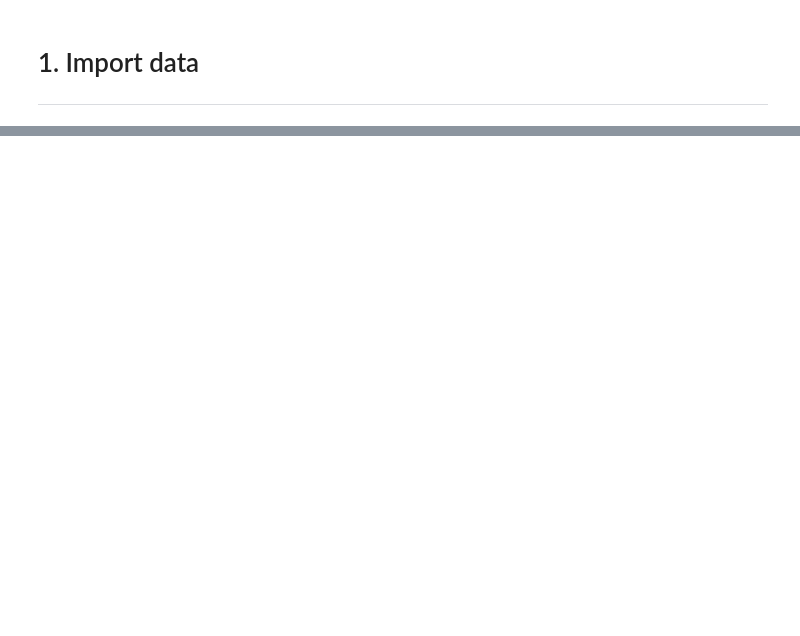
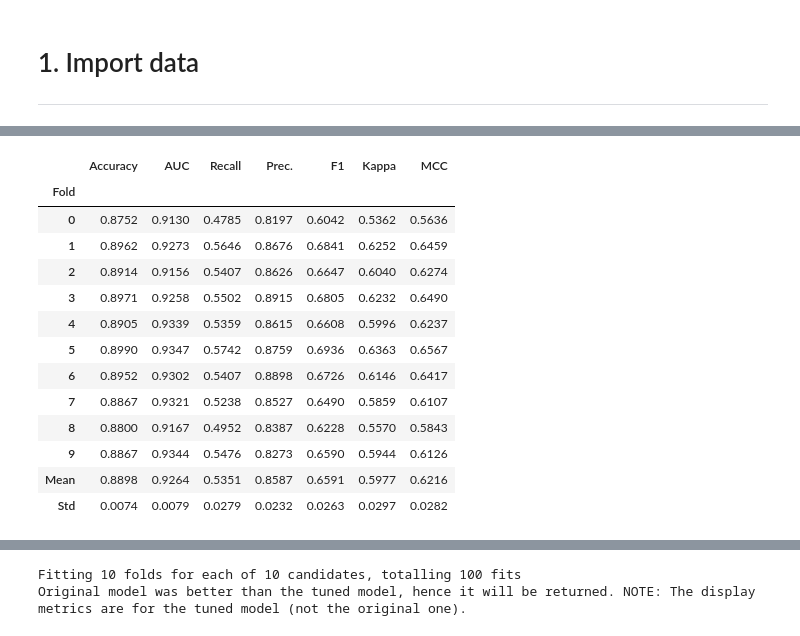
Before and after one commit to lucasvazelle/MOSEF-Bank-Churn-Prediction-VAZELLE-TAVERDIAN, a Jupyter notebook: src/test_pycaret.ipynb, the cells around one changed output, grey strips where cells are left out. Saved outputs shown, nothing was run; the diff lists cells and outputs as text; code cells hidden in the pictures; blank space fills up the shorter version.

```diff
--- a/src/test_pycaret.ipynb
+++ b/src/test_pycaret.ipynb
@@ -80,0 +61,3 @@ hyperpara
+# %%
+best_tuned = tune_model(best, optimize = 'AUC')
+# %% [output]
@@ -80,0 +65,14 @@ hyperpara
+|  | Accuracy | AUC | Recall | Prec. | F1 | Kappa | MCC |
+| Fold |  |  |  |  |  |  |  |
+| 0 | 0.8752 | 0.9130 | 0.4785 | 0.8197 | 0.6042 | 0.5362 | 0.5636 |
+| 1 | 0.8962 | 0.9273 | 0.5646 | 0.8676 | 0.6841 | 0.6252 | 0.6459 |
+| 2 | 0.8914 | 0.9156 | 0.5407 | 0.8626 | 0.6647 | 0.6040 | 0.6274 |
+| 3 | 0.8971 | 0.9258 | 0.5502 | 0.8915 | 0.6805 | 0.6232 | 0.6490 |
+| 4 | 0.8905 | 0.9339 | 0.5359 | 0.8615 | 0.6608 | 0.5996 | 0.6237 |
+| 5 | 0.8990 | 0.9347 | 0.5742 | 0.8759 | 0.6936 | 0.6363 | 0.6567 |
+| 6 | 0.8952 | 0.9302 | 0.5407 | 0.8898 | 0.6726 | 0.6146 | 0.6417 |
+| 7 | 0.8867 | 0.9321 | 0.5238 | 0.8527 | 0.6490 | 0.5859 | 0.6107 |
+| 8 | 0.8800 | 0.9167 | 0.4952 | 0.8387 | 0.6228 | 0.5570 | 0.5843 |
+| 9 | 0.8867 | 0.9344 | 0.5476 | 0.8273 | 0.6590 | 0.5944 | 0.6126 |
+| Mean | 0.8898 | 0.9264 | 0.5351 | 0.8587 | 0.6591 | 0.5977 | 0.6216 |
+| Std | 0.0074 | 0.0079 | 0.0279 | 0.0232 | 0.0263 | 0.0297 | 0.0282 |
@@ -80,0 +80,2 @@ hyperpara
+Fitting 10 folds for each of 10 candidates, totalling 100 fits
+Original model was better than the tuned model, hence it will be returned. NOTE: The display metrics are for the tuned model (not the original one).
```
Also changed, not shown: parts of 24 cells of this notebook, 4 other files.
